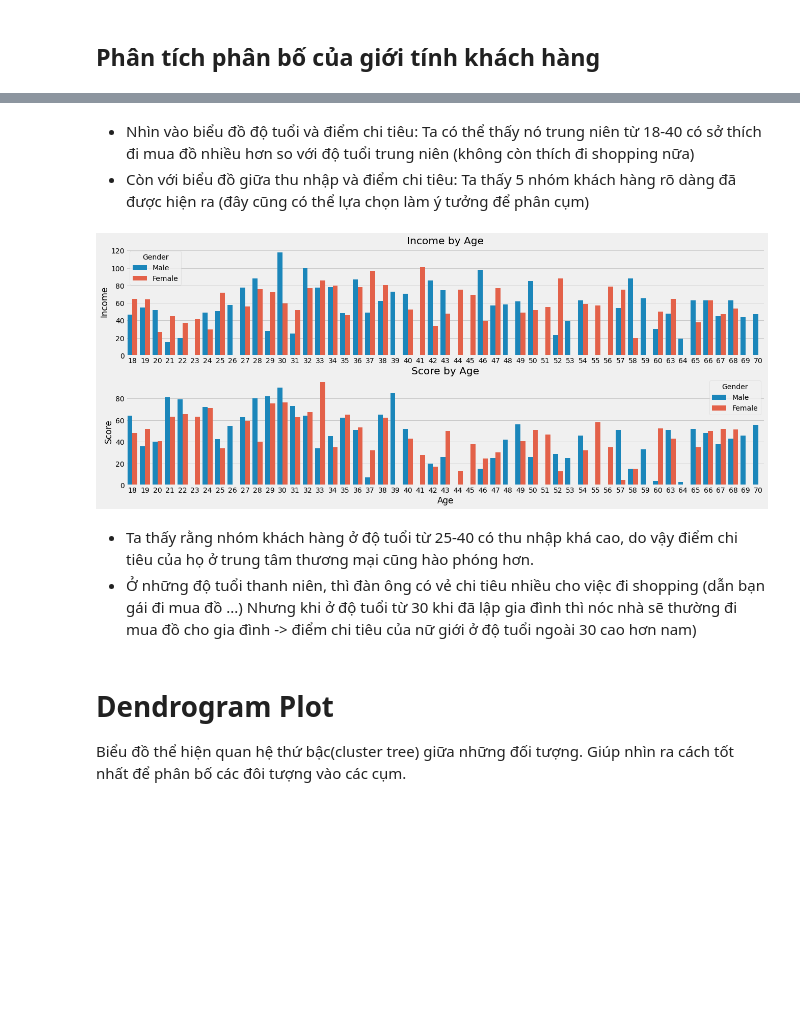
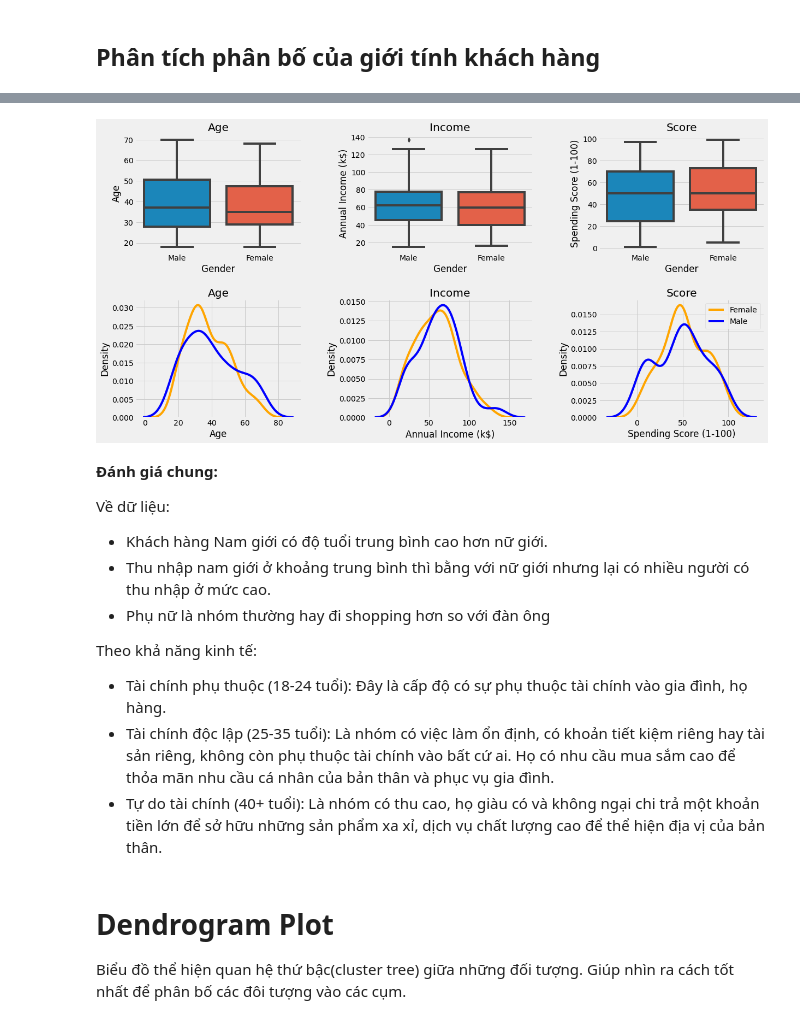
Before and after one commit to CongSon01/K-mean-and-Naive-Bayes-from-scratch, a Jupyter notebook: main2UndersendData.ipynb, the cells around one changed output, grey strips where cells are left out. Drawn from its saved outputs; the diff is of its cells as text; code cells hidden in the pictures; blank space fills up the shorter version.

```diff
--- a/main2UndersendData.ipynb
+++ b/main2UndersendData.ipynb
@@ -119,23 +147,55 @@ plt.show()
-# %% [markdown]
-- Nhìn vào biểu đồ độ tuổi và điểm chi tiêu: Ta có thể thấy nó trung niên từ 18-40 có sở thích đi mua đồ nhiều hơn so với độ tuổi trung niên (không còn thích đi shopping nữa)
-- Còn với biểu đồ giữa thu nhập và điểm chi tiêu:  Ta thấy 5 nhóm khách hàng rõ dàng đã được hiện ra (đây cũng có thể lựa chọn làm ý tưởng để phân cụm)
-# %%
-plt.figure(figsize=(20,8))
-plt.subplot(2,1,1)
-sns.barplot(x=df.Age, y=df.Income, hue=df.Gender, ci=0)
-plt.title('Income by Age')
-plt.xlabel('')
-
-plt.subplot(2,1,2)
-sns.barplot(x=df.Age, y=df.Score, hue=df.Gender, ci=0)
-plt.title('Score by Age')
-
-plt.show()
-# %% [output]
-[figure, removed]
-# %% [markdown]
-- Ta thấy rằng nhóm khách hàng ở độ tuổi từ 25-40 có thu nhập khá cao, do vậy điểm chi tiêu của họ ở trung tâm thương mại cũng hào phóng hơn.
-- Ở những độ tuổi thanh niên, thì đàn ông có vẻ chi tiêu nhiều cho việc đi shopping (dẫn bạn gái đi mua đồ ...) Nhưng khi ở độ tuổi từ 30 khi đã lập gia đình thì nóc nhà sẽ thường đi mua đồ cho gia đình -> điểm chi tiêu của nữ giới ở độ tuổi ngoài 30 cao hơn nam)
+# %%
+plt.figure(figsize=(20,9))
+plt.subplots_adjust(left=0.1,
+                    bottom=0.1,
+                    right=0.9,
+                    top=0.9,
+                    wspace=0.4,
+                    hspace=0.4)
+
+plt.subplot(2,3,1)
+sns.boxplot(x=dataset['Gender'], y=dataset['Age'])
+plt.title('Age')
+
+plt.subplot(2,3,2)
+sns.boxplot(x=dataset['Gender'], y=dataset['Annual Income (k$)'])
+plt.title('Income')
+
+plt.subplot(2,3,3)
+sns.boxplot(x=dataset['Gender'], y=dataset['Spending Score (1-100)'])
+plt.title('Score')
+
+plt.subplot(2,3,4)
+sns.distplot(dataset['Age'][dataset['Gender']=='Female'], color='orange', hist=False, kde=True, label='Female')
+sns.distplot(dataset['Age'][dataset['Gender']=='Male'], color='blue', hist=False, kde=True, label='Male')
+plt.title('Age')
+
+plt.subplot(2,3,5)
+sns.distplot(dataset['Annual Income (k$)'][dataset['Gender']=='Female'], color='orange', hist=False, kde=True, label='Female')
+sns.distplot(dataset['Annual Income (k$)'][dataset['Gender']=='Male'], color='blue', hist=False, kde=True, label='Male')
+plt.title('Income')
+
+plt.subplot(2,3,6)
+sns.distplot(dataset['Spending Score (1-100)'][dataset['Gender']=='Female'], color='orange', hist=False, kde=True, label='Female')
+sns.distplot(dataset['Spending Score (1-100)'][dataset['Gender']=='Male'], color='blue', hist=False, kde=True, label='Male')
+plt.legend()
+plt.title('Score')
+
+plt.show()
+# %% [output]
+[figure, added]
+# %% [markdown]
+**Đánh giá chung:**
+
+Về dữ liệu:
+- Khách hàng Nam giới có độ tuổi trung bình cao hơn nữ giới.
+- Thu nhập nam giới ở khoảng trung bình thì bằng với nữ giới nhưng lại có nhiều người có thu nhập ở mức cao.
+- Phụ nữ là nhóm thường hay đi shopping hơn so với đàn ông
+
+Theo khả năng kinh tế:
+- Tài chính phụ thuộc (18-24 tuổi): Đây là cấp độ có sự phụ thuộc tài chính vào gia đình, họ hàng.
+- Tài chính độc lập (25-35 tuổi): Là nhóm có việc làm ổn định, có khoản tiết kiệm riêng hay tài sản riêng, không còn phụ thuộc tài chính vào bất cứ ai. Họ có nhu cầu mua sắm cao để thỏa mãn nhu cầu cá nhân của bản thân và phục vụ gia đình.
+- Tự do tài chính (40+ tuổi): Là nhóm có thu cao, họ giàu có và không ngại chi trả một khoản tiền lớn để sở hữu những sản phẩm xa xỉ, dịch vụ chất lượng cao để thể hiện địa vị của bản thân.
 # %% [markdown]
 # Dendrogram Plot
 Biểu đồ thể hiện quan hệ thứ bậc(cluster tree) giữa những đối tượng. Giúp nhìn ra cách tốt nhất để phân bố các đôi tượng vào các cụm.
```
Also changed, not shown: parts of 50 cells of this notebook, 1 other file.
